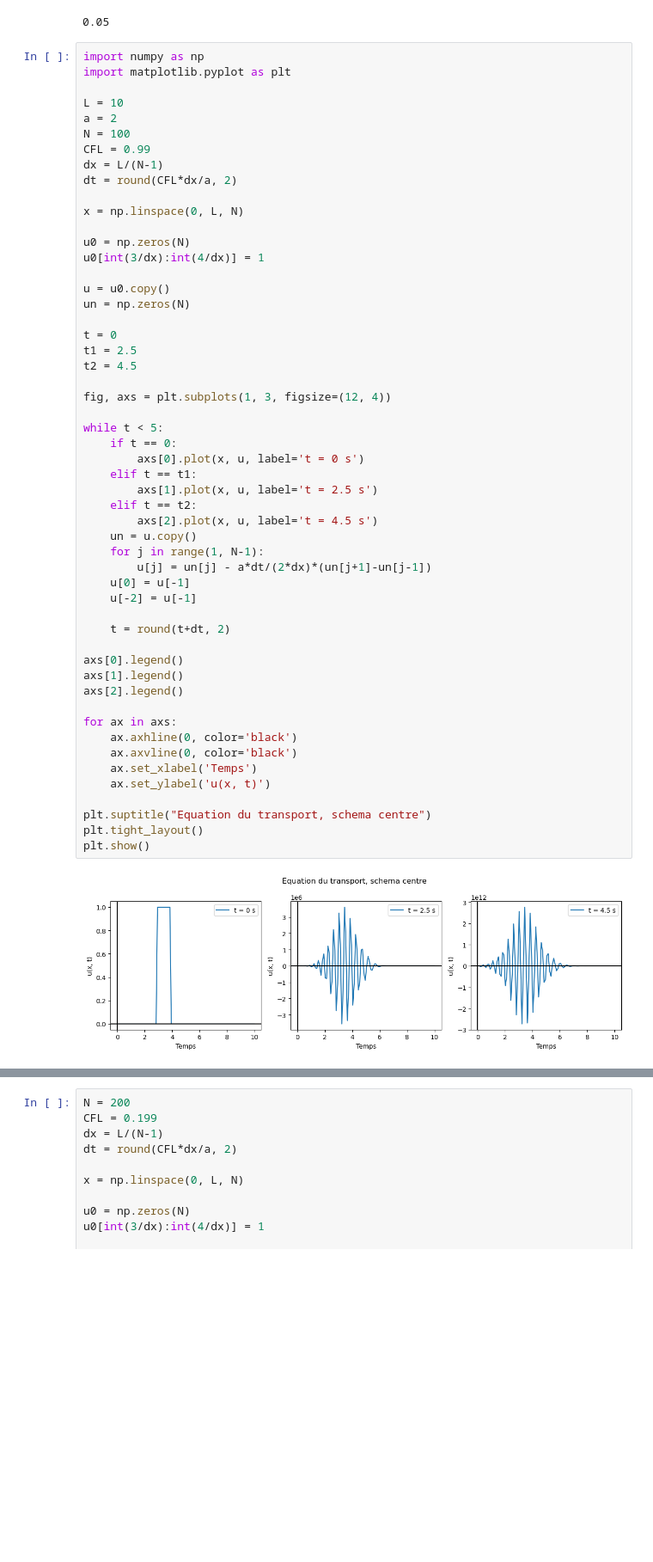
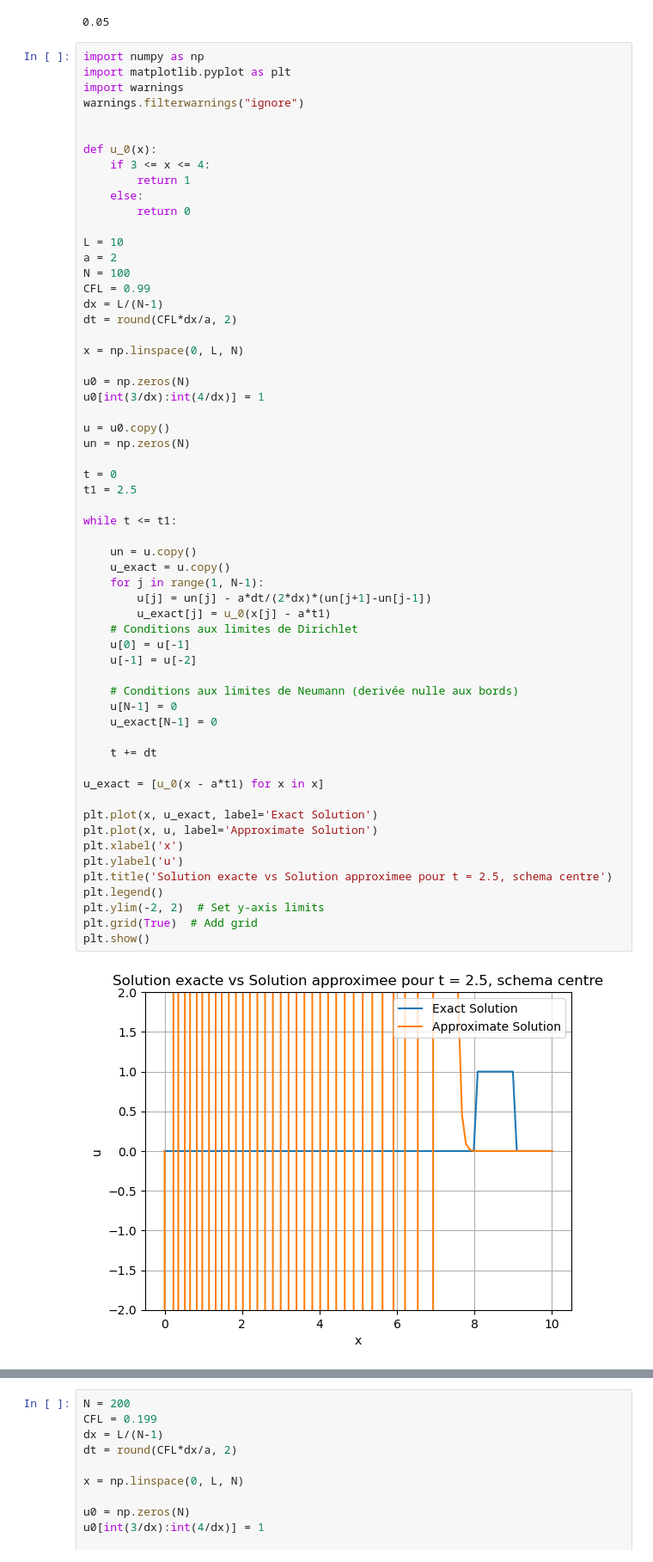
Before and after one commit to QuantBender/FiniteDifferenceMethodMiniProject, a Jupyter notebook: misc.ipynb, the cells around one changed output, grey strips where cells are left out. Shown at 86% size. Saved outputs shown, nothing was run; the diff lists cells and outputs as text; blank space fills up the shorter version.

```diff
--- a/misc.ipynb
+++ b/misc.ipynb
@@ -48,55 +48,61 @@ round(CFL*dx/a, 2)
 # %%
 import numpy as np
 import matplotlib.pyplot as plt
+import warnings
+warnings.filterwarnings("ignore")
+
+
+def u_0(x):
+    if 3 <= x <= 4:
+        return 1
+    else:
+        return 0
 
 L = 10
 a = 2
 N = 100
 CFL = 0.99
 dx = L/(N-1)
 dt = round(CFL*dx/a, 2)
 
 x = np.linspace(0, L, N)
 
 u0 = np.zeros(N)
 u0[int(3/dx):int(4/dx)] = 1
 
 u = u0.copy()
 un = np.zeros(N)
 
 t = 0
 t1 = 2.5
-t2 = 4.5
 
-fig, axs = plt.subplots(1, 3, figsize=(12, 4))
+while t <= t1:
 
-while t < 5:
-    if t == 0:
-        axs[0].plot(x, u, label='t = 0 s')
-    elif t == t1:
-        axs[1].plot(x, u, label='t = 2.5 s')
-    elif t == t2:
-        axs[2].plot(x, u, label='t = 4.5 s')
     un = u.copy()
+    u_exact = u.copy()
     for j in range(1, N-1):
         u[j] = un[j] - a*dt/(2*dx)*(un[j+1]-un[j-1])
+        u_exact[j] = u_0(x[j] - a*t1)
+    # Conditions aux limites de Dirichlet
     u[0] = u[-1]
-    u[-2] = u[-1]
+    u[-1] = u[-2]
 
-    t = round(t+dt, 2)
+    # Conditions aux limites de Neumann (derivée nulle aux bords)
+    u[N-1] = 0
+    u_exact[N-1] = 0
 
-axs[0].legend()
-axs[1].legend()
-axs[2].legend()
+    t += dt
 
-for ax in axs:
-    ax.axhline(0, color='black')
-    ax.axvline(0, color='black')
-    ax.set_xlabel('Temps')
-    ax.set_ylabel('u(x, t)')
+u_exact = [u_0(x - a*t1) for x in x]
 
-plt.suptitle("Equation du transport, schema centre")
-plt.tight_layout()
+plt.plot(x, u_exact, label='Exact Solution')
+plt.plot(x, u, label='Approximate Solution')
+plt.xlabel('x')
+plt.ylabel('u')
+plt.title('Solution exacte vs Solution approximee pour t = 2.5, schema centre')
+plt.legend()
+plt.ylim(-2, 2)  # Set y-axis limits
+plt.grid(True)  # Add grid
 plt.show()
 # %% [output]
-[figure, old version]
+[figure, new version]
```
Also changed, not shown: parts of 8 cells of this notebook.
